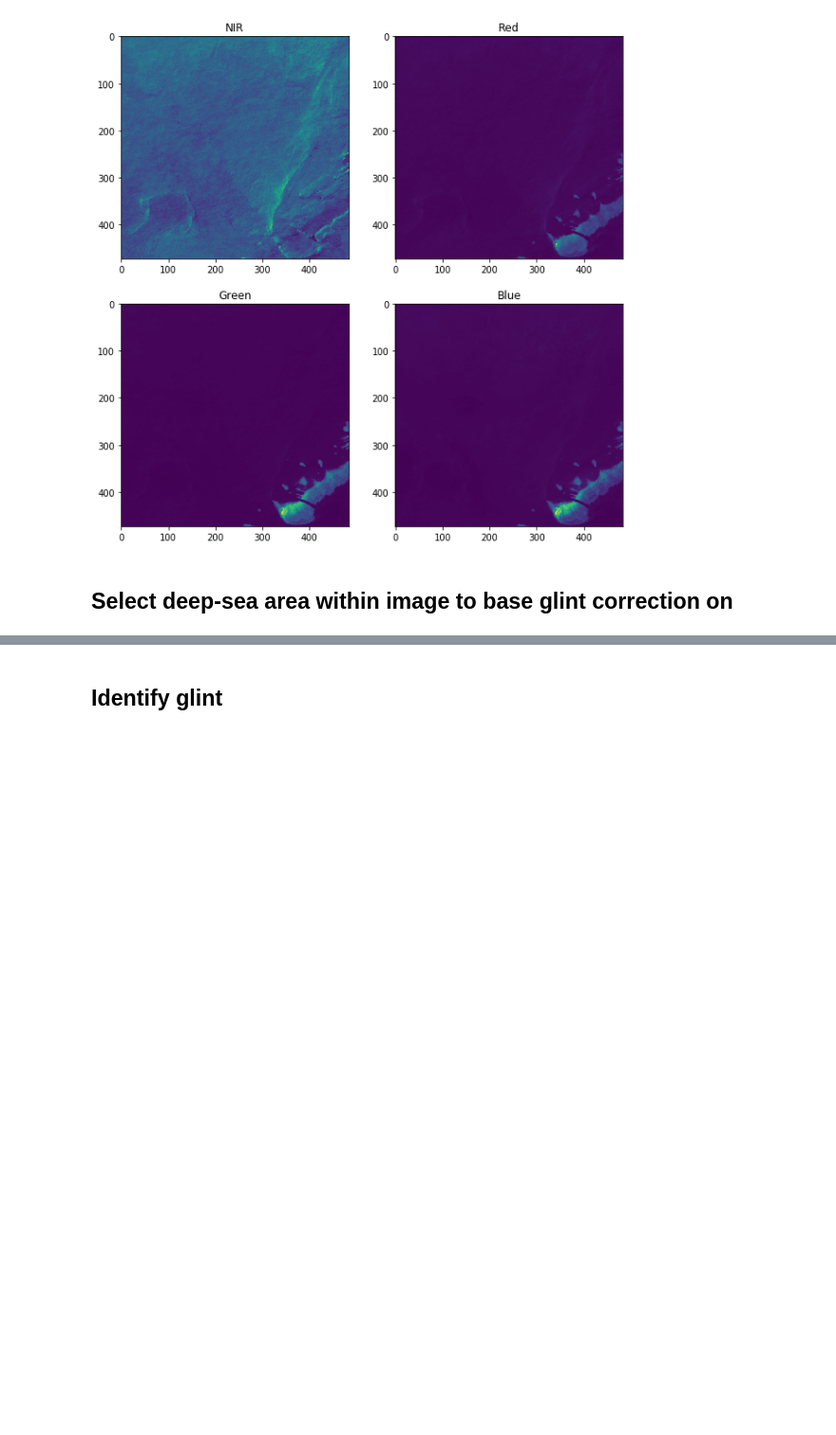
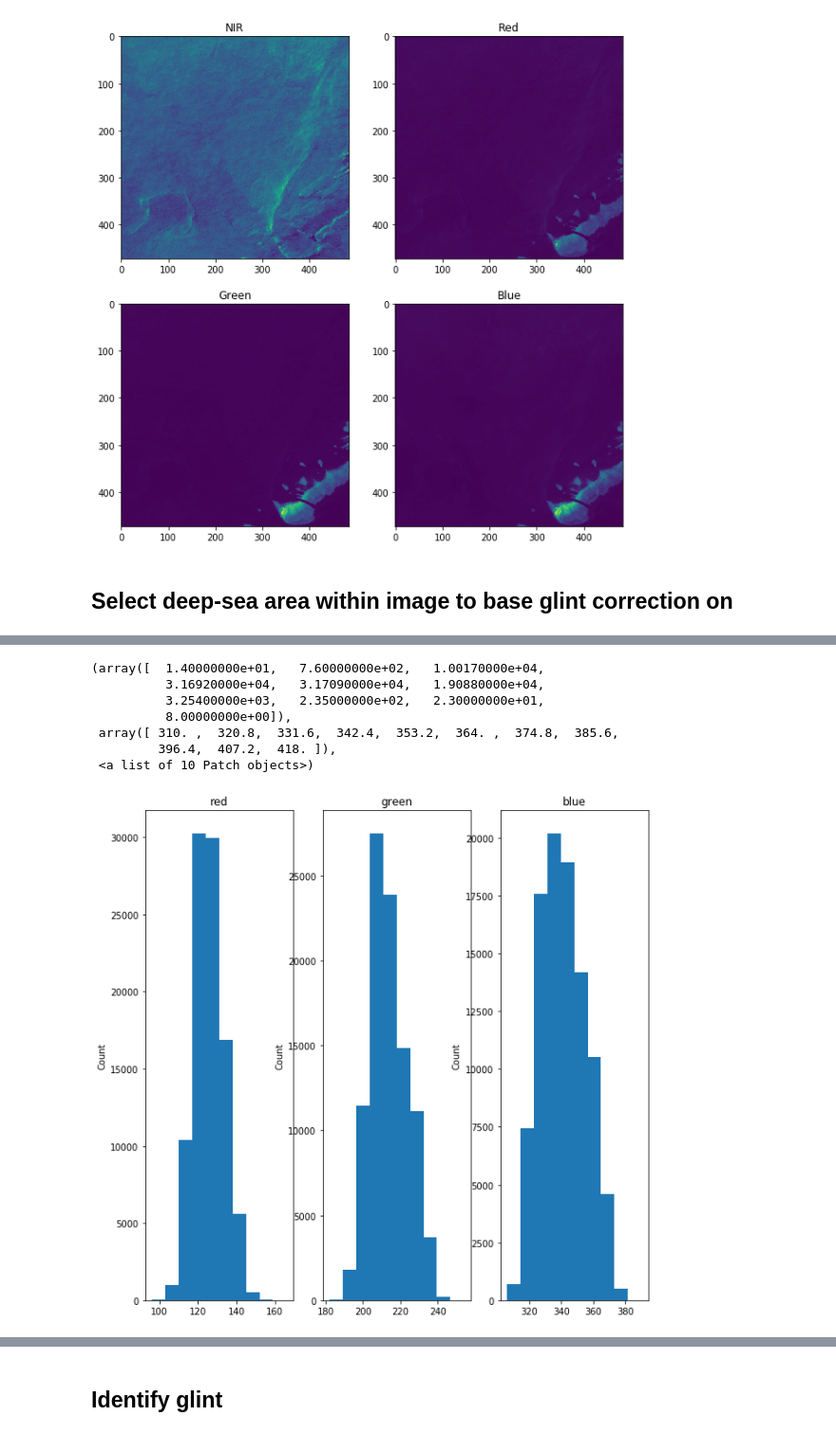
Before and after one commit to taslandcover/dea-notebooks, a Jupyter notebook: Glint/Hedley_2005_glint_correction.ipynb, the cells around one changed output, grey strips where cells are left out. Shown at 95% size. Saved outputs shown, nothing was run; the diff lists cells and outputs as text; code cells hidden in the pictures; blank space fills up the shorter version.

```diff
--- a/Glint/Hedley_2005_glint_correction.ipynb
+++ b/Glint/Hedley_2005_glint_correction.ipynb
@@ -138,0 +127,31 @@ SyntaxError: invalid syntax (<ipython-input-33-cd291fe6dc9f>, line 5)
+# %%
+plt.figure(figsize = (10,10))
+plt.subplot(131)
+plt.title ('red')
+xr.plot.hist(red_only_cloud_free.isel(x=slice(0,200), time=image))
+plt.subplot(132)
+plt.title('green')
+xr.plot.hist(green_only_cloud_free.isel(x=slice(0,200), time=image))
+plt.subplot(133)
+plt.title ('blue')
+xr.plot.hist(blue_only_cloud_free.isel(x=slice(0,200), time=image))
+
+plt.figure(figsize = (10,10))
+plt.subplot(131)
+plt.title ('red')
+xr.plot.hist(red_only_cloud_free.isel(y=slice(0,200), time=image))
+plt.subplot(132)
+plt.title('green')
+xr.plot.hist(green_only_cloud_free.isel(y=slice(0,200), time=image))
+plt.subplot(133)
+plt.title ('blue')
+xr.plot.hist(blue_only_cloud_free.isel(y=slice(0,200), time=image))
+# %% [output]
+(array([  1.40000000e+01,   7.60000000e+02,   1.00170000e+04,
+          3.16920000e+04,   3.17090000e+04,   1.90880000e+04,
+          3.25400000e+03,   2.35000000e+02,   2.30000000e+01,
+          8.00000000e+00]),
+ array([ 310. ,  320.8,  331.6,  342.4,  353.2,  364. ,  374.8,  385.6,
+         396.4,  407.2,  418. ]),
+ <a list of 10 Patch objects>)
+[figure, added]
```
Also changed, not shown: parts of 5 cells of this notebook.
